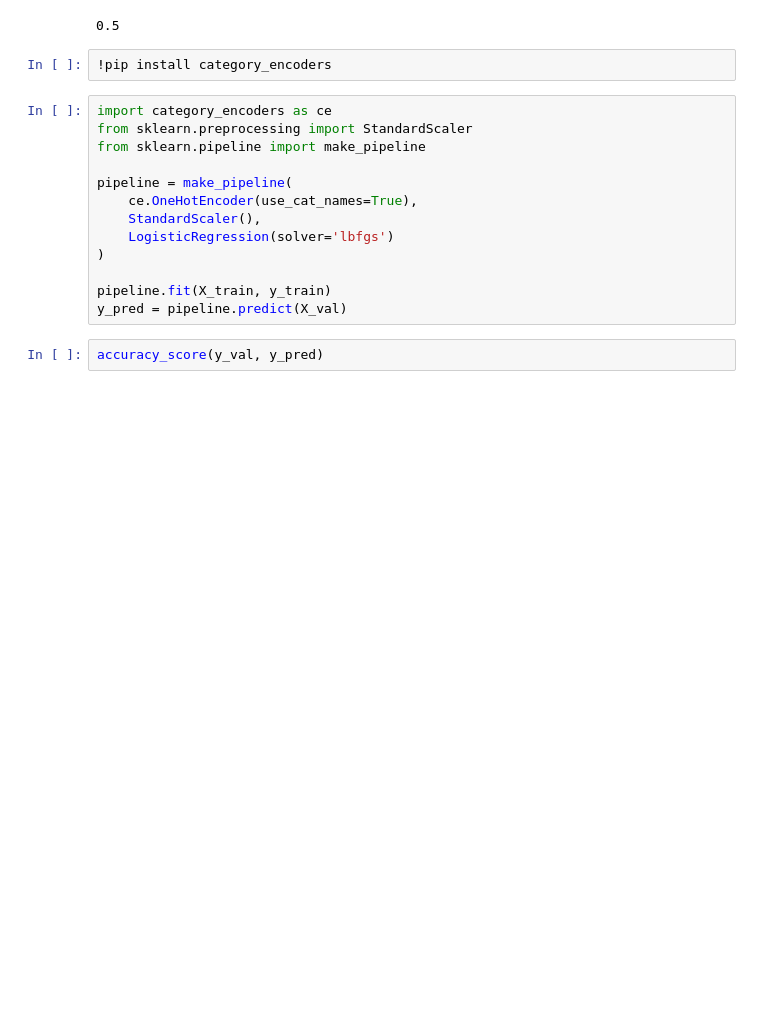
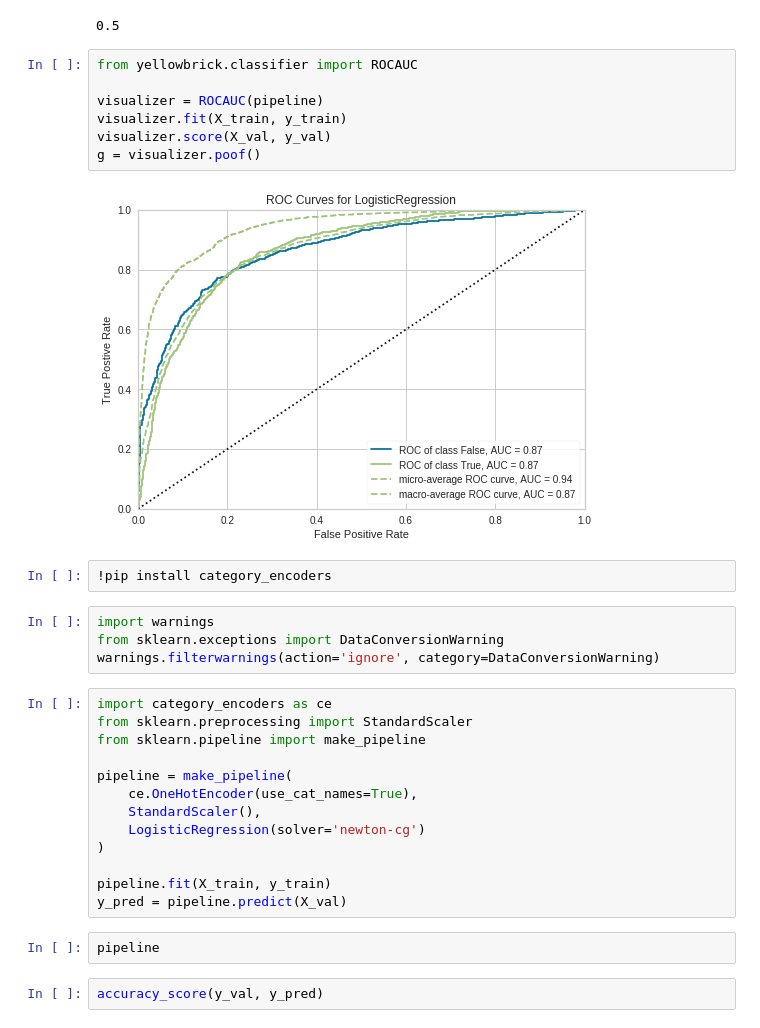
Before and after one commit to LambdaSchool/DS-Unit-2-Sprint-4-Model-Validation, a Jupyter notebook: module-2-validate-classification-problems/U2_S4_D2_Validate_classification_problems_LIVE_LESSON.ipynb, the cells around one changed output. Saved outputs shown, nothing was run; the diff lists cells and outputs as text; blank space fills up the shorter version.

```diff
--- a/module-2-validate-classification-problems/U2_S4_D2_Validate_classification_problems_LIVE_LESSON.ipynb
+++ b/module-2-validate-classification-problems/U2_S4_D2_Validate_classification_problems_LIVE_LESSON.ipynb
@@ -312,8 +312,21 @@ from sklearn.metrics import roc_auc_score
 roc_auc_score(y_val, y_pred)
 # %% [output]
 0.5
+# %%
+from yellowbrick.classifier import ROCAUC
+
+visualizer = ROCAUC(pipeline)
+visualizer.fit(X_train, y_train)
+visualizer.score(X_val, y_val)
+g = visualizer.poof()
+# %% [output]
+[figure, added]
 # %%
 !pip install category_encoders
+# %%
+import warnings
+from sklearn.exceptions import DataConversionWarning
+warnings.filterwarnings(action='ignore', category=DataConversionWarning)
 # %%
 import category_encoders as ce
 from sklearn.preprocessing import StandardScaler
@@ -322,11 +335,13 @@ from sklearn.pipeline import make_pipeline
 pipeline = make_pipeline(
     ce.OneHotEncoder(use_cat_names=True),
     StandardScaler(),
-    LogisticRegression(solver='lbfgs')
+    LogisticRegression(solver='newton-cg')
 )
 
 pipeline.fit(X_train, y_train)
 y_pred = pipeline.predict(X_val)
+# %%
+pipeline
 # %%
 accuracy_score(y_val, y_pred)
 # %% [output]
```
Also changed, not shown: parts of 31 cells of this notebook.
